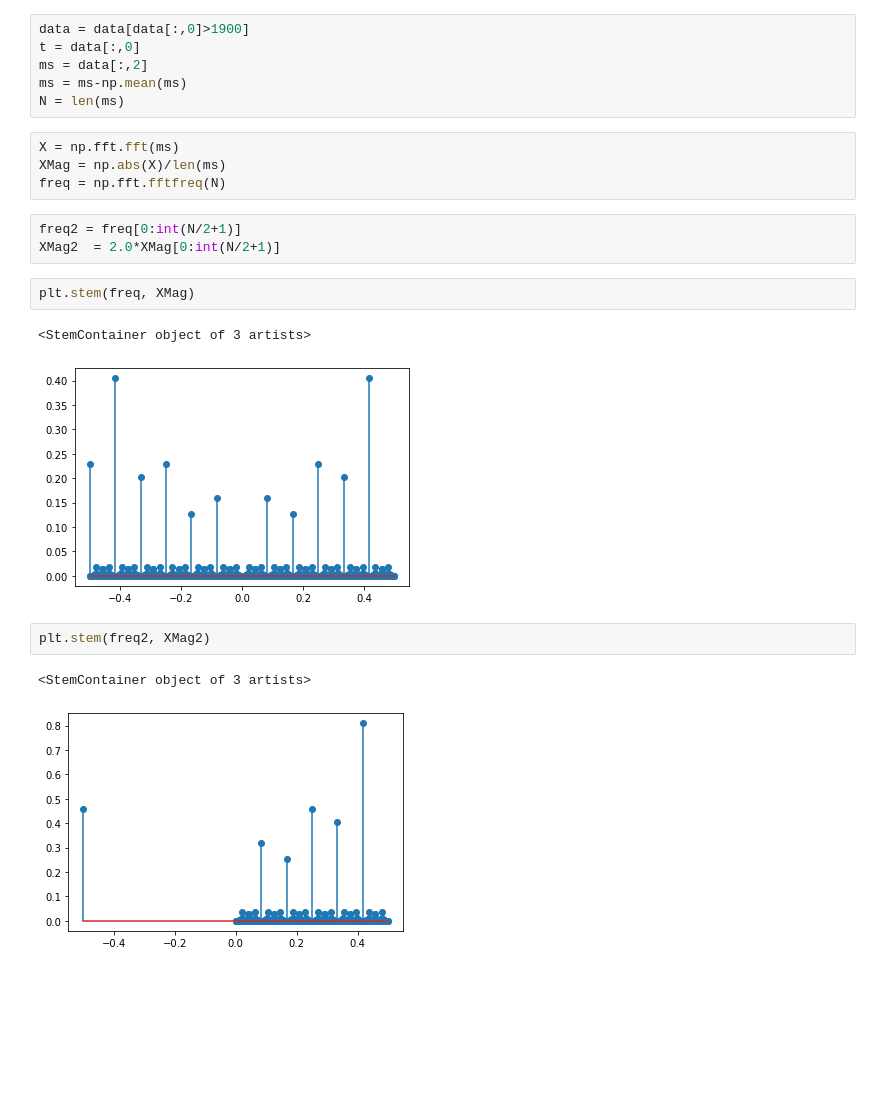
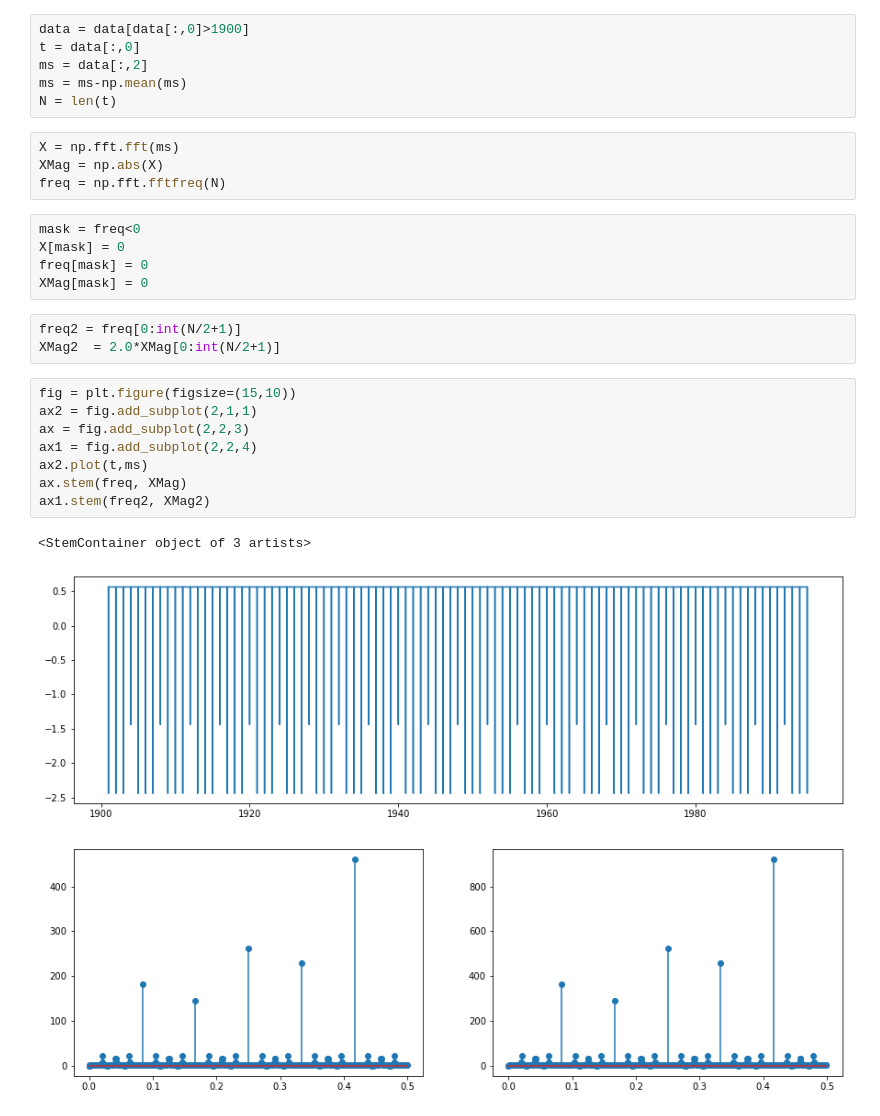
Before and after one commit to juanpablosalas/DanielDoradoJuanPabloSalas, a Jupyter notebook: Semana2/Semana2_DanielDorado_JuanPabloSalas.ipynb, the cells around one changed output. Drawn from its saved outputs; the diff is of its cells as text; blank space fills up the shorter version.

```diff
--- a/Semana2/Semana2_DanielDorado_JuanPabloSalas.ipynb
+++ b/Semana2/Semana2_DanielDorado_JuanPabloSalas.ipynb
@@ -64,21 +107,27 @@ data = data[data[:,0]>1900]
 t = data[:,0]
 ms = data[:,2]
 ms = ms-np.mean(ms)
-N = len(ms)
+N = len(t)
 # %%
 X = np.fft.fft(ms)
-XMag = np.abs(X)/len(ms)
+XMag = np.abs(X)
 freq = np.fft.fftfreq(N)
+# %%
+mask = freq<0
+X[mask] = 0
+freq[mask] = 0
+XMag[mask] = 0
 # %%
 freq2 = freq[0:int(N/2+1)]
 XMag2  = 2.0*XMag[0:int(N/2+1)]
 # %%
-plt.stem(freq, XMag)
+fig = plt.figure(figsize=(15,10))
+ax2 = fig.add_subplot(2,1,1)
+ax = fig.add_subplot(2,2,3)
+ax1 = fig.add_subplot(2,2,4)
+ax2.plot(t,ms)
+ax.stem(freq, XMag)
+ax1.stem(freq2, XMag2)
 # %% [output]
 <StemContainer object of 3 artists>
-[figure, old version]
+[figure, new version]
-# %%
-plt.stem(freq2, XMag2)
-# %% [output]
-<StemContainer object of 3 artists>
-[figure, removed]
```
Also changed, not shown: parts of 26 cells of this notebook, 5 other files.
